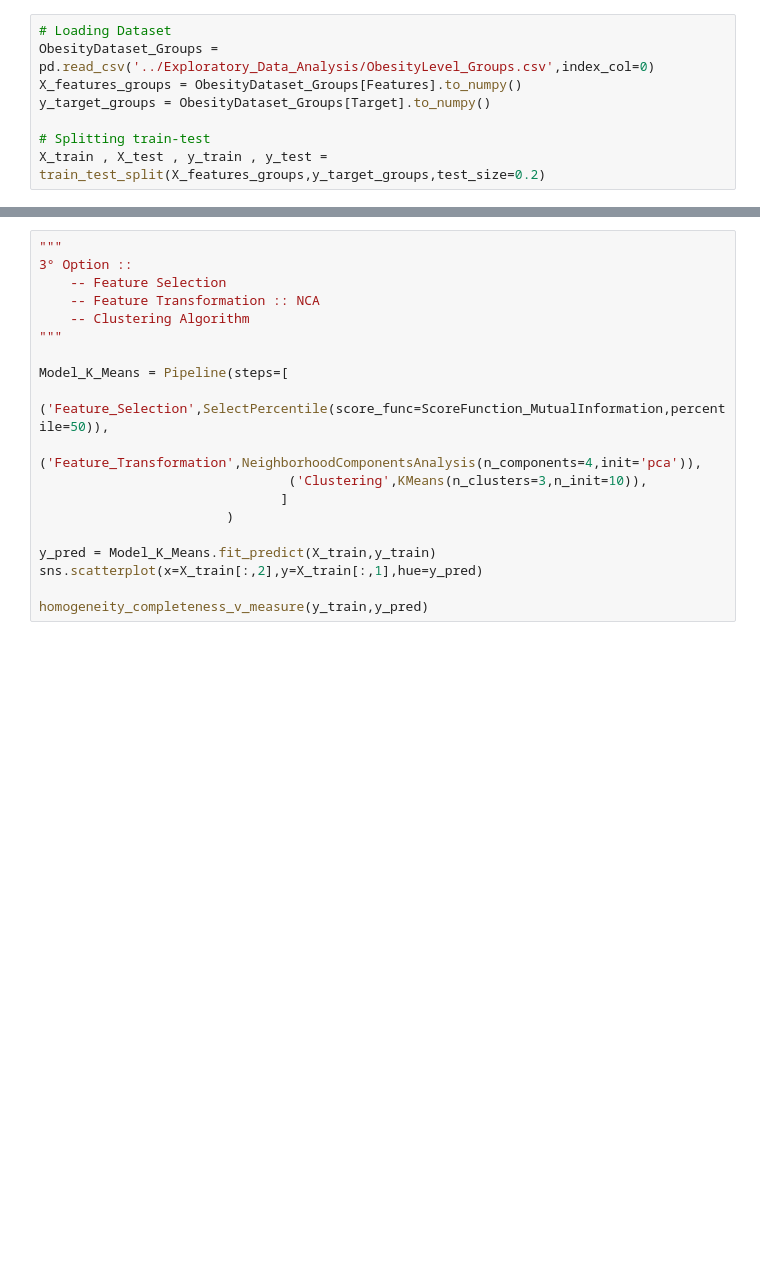
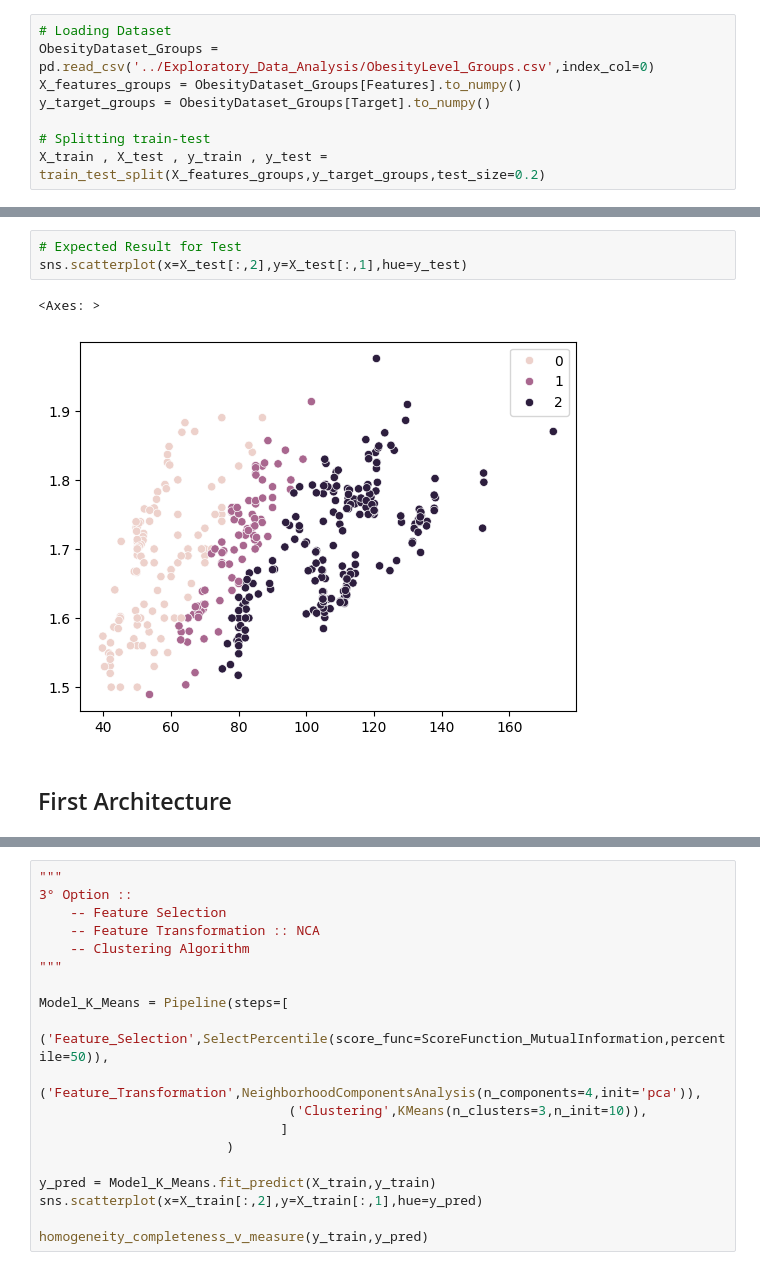
Before and after one commit to alexisuaguilaru/Obesity_Levels_Model, a Jupyter notebook: Model/Model.ipynb, the cells around one changed output, grey strips where cells are left out. Saved outputs shown, nothing was run; the diff lists cells and outputs as text; blank space fills up the shorter version.

```diff
--- a/Model/Model.ipynb
+++ b/Model/Model.ipynb
@@ -46,3 +46,11 @@ sns.scatterplot(ObesityDataset_Groups,x='Weight',y='Height',hue='NObeyesdad')
+# %%
+# Expected Result for Test
+sns.scatterplot(x=X_test[:,2],y=X_test[:,1],hue=y_test)
+# %% [output]
+<Axes: >
+[figure, added]
+# %% [markdown]
+## First Architecture
 # %%
 """
 1° Option ::
```
Also changed, not shown: parts of 8 cells of this notebook.
